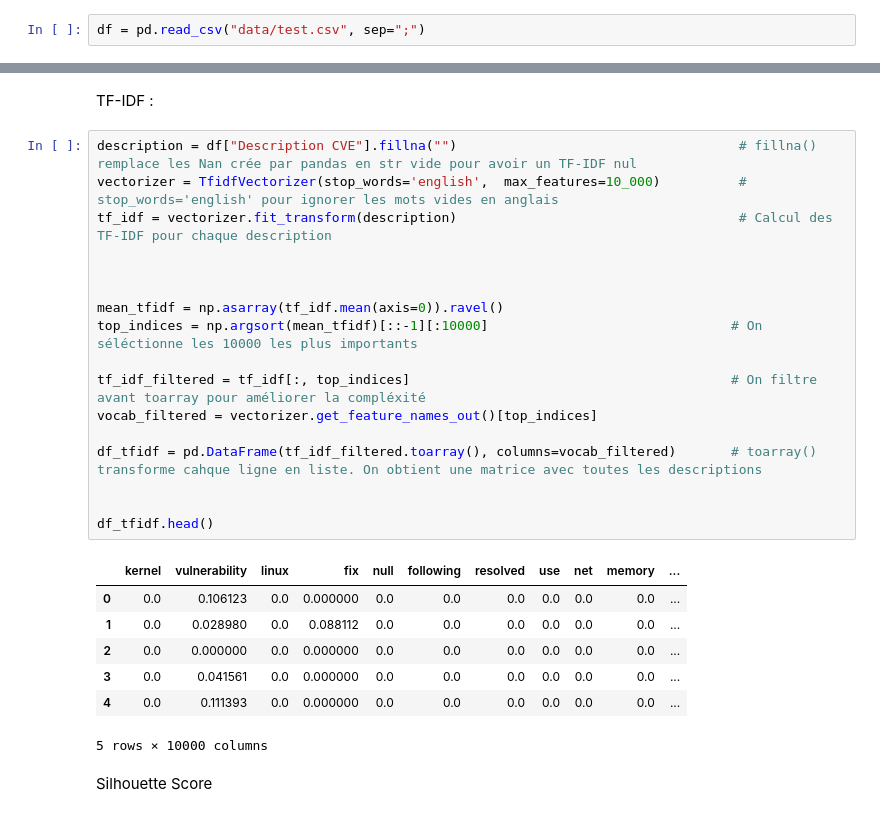
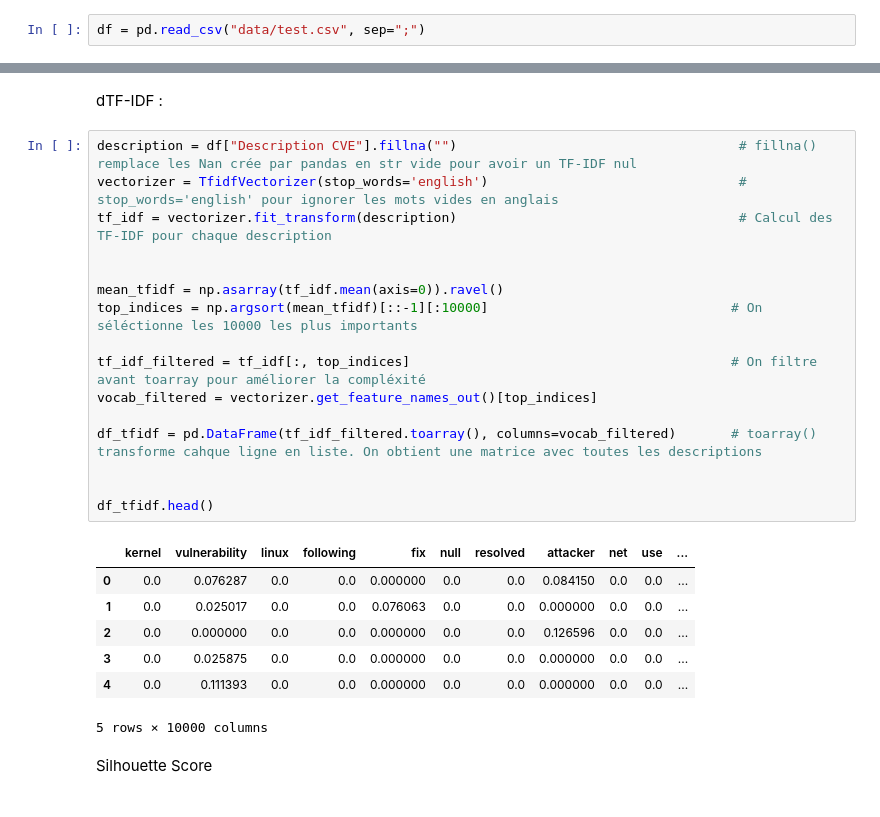
Before and after one commit to Arthur-Boutelier/Mastercamp, a Jupyter notebook: KMeans.ipynb, the cells around one changed output, grey strips where cells are left out. Drawn from its saved outputs; the diff is of its cells as text.

```diff
--- a/KMeans.ipynb
+++ b/KMeans.ipynb
@@ -23,29 +23,28 @@ Index(['ID ANSSI', 'Titre ANSSI', 'Type', 'Date', 'CVE', 'Description CVE',
 # %% [markdown]
-TF-IDF :
+dTF-IDF :
 # %%
 description = df["Description CVE"].fillna("")                                    # fillna() remplace les Nan crée par pandas en str vide pour avoir un TF-IDF nul
-vectorizer = TfidfVectorizer(stop_words='english',  max_features=10_000)          # stop_words='english' pour ignorer les mots vides en anglais
+vectorizer = TfidfVectorizer(stop_words='english')                                # stop_words='english' pour ignorer les mots vides en anglais
 tf_idf = vectorizer.fit_transform(description)                                    # Calcul des TF-IDF pour chaque description
-
 
 
 mean_tfidf = np.asarray(tf_idf.mean(axis=0)).ravel()
 top_indices = np.argsort(mean_tfidf)[::-1][:10000]                               # On séléctionne les 10000 les plus importants
 
 tf_idf_filtered = tf_idf[:, top_indices]                                         # On filtre avant toarray pour améliorer la compléxité
 vocab_filtered = vectorizer.get_feature_names_out()[top_indices]
 
 df_tfidf = pd.DataFrame(tf_idf_filtered.toarray(), columns=vocab_filtered)       # toarray() transforme cahque ligne en liste. On obtient une matrice avec toutes les descriptions
 
 
 df_tfidf.head()
 # %% [output]
-|  | kernel | vulnerability | linux | fix | null | following | resolved | use | net | memory | ... |
-| 0 | 0.0 | 0.106123 | 0.0 | 0.000000 | 0.0 | 0.0 | 0.0 | 0.0 | 0.0 | 0.0 | ... |
-| 1 | 0.0 | 0.028980 | 0.0 | 0.088112 | 0.0 | 0.0 | 0.0 | 0.0 | 0.0 | 0.0 | ... |
-| 2 | 0.0 | 0.000000 | 0.0 | 0.000000 | 0.0 | 0.0 | 0.0 | 0.0 | 0.0 | 0.0 | ... |
-| 3 | 0.0 | 0.041561 | 0.0 | 0.000000 | 0.0 | 0.0 | 0.0 | 0.0 | 0.0 | 0.0 | ... |
-| 4 | 0.0 | 0.111393 | 0.0 | 0.000000 | 0.0 | 0.0 | 0.0 | 0.0 | 0.0 | 0.0 | ... |
+|  | kernel | vulnerability | linux | following | fix | null | resolved | attacker | net | use | ... |
+| 0 | 0.0 | 0.076287 | 0.0 | 0.0 | 0.000000 | 0.0 | 0.0 | 0.084150 | 0.0 | 0.0 | ... |
+| 1 | 0.0 | 0.025017 | 0.0 | 0.0 | 0.076063 | 0.0 | 0.0 | 0.000000 | 0.0 | 0.0 | ... |
+| 2 | 0.0 | 0.000000 | 0.0 | 0.0 | 0.000000 | 0.0 | 0.0 | 0.126596 | 0.0 | 0.0 | ... |
+| 3 | 0.0 | 0.025875 | 0.0 | 0.0 | 0.000000 | 0.0 | 0.0 | 0.000000 | 0.0 | 0.0 | ... |
+| 4 | 0.0 | 0.111393 | 0.0 | 0.0 | 0.000000 | 0.0 | 0.0 | 0.000000 | 0.0 | 0.0 | ... |
 5 rows × 10000 columns
 # %% [markdown]
 Silhouette Score
```
Also changed, not shown: parts of 5 cells of this notebook.
